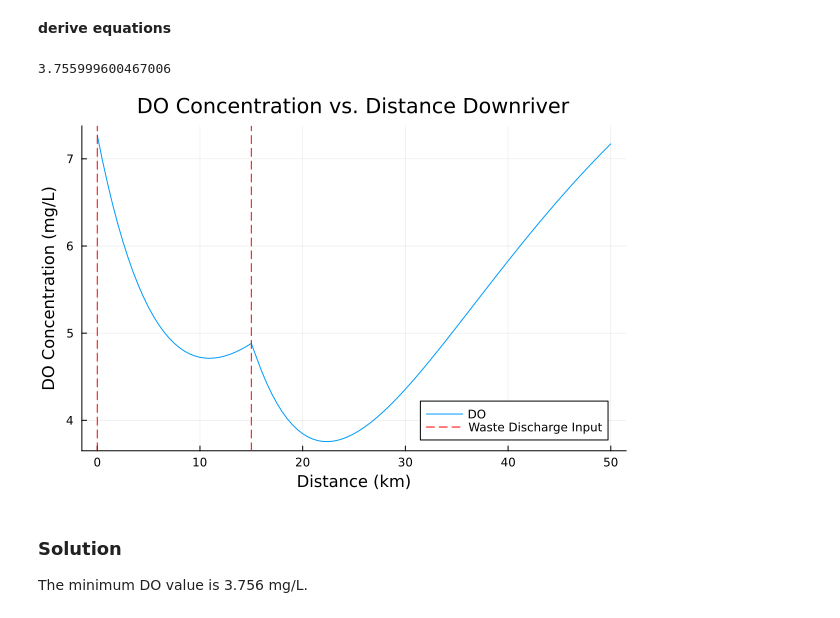
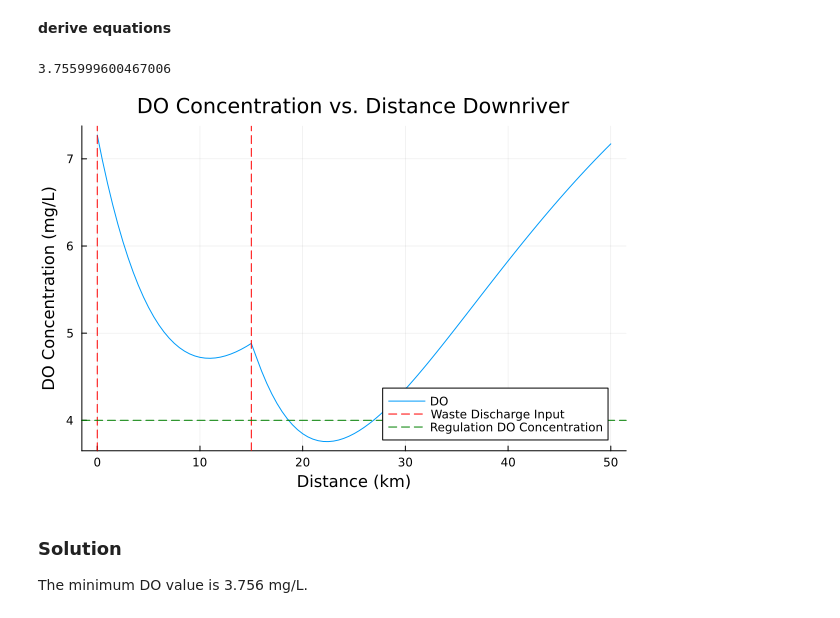
Before and after one commit to BEE4750-FA24/hw3-last-three-braincells, a Jupyter notebook: hw03.ipynb, the cells around one changed output. Saved outputs shown, nothing was run; the diff lists cells and outputs as text; code cells hidden in the pictures.

```diff
--- a/hw03.ipynb
+++ b/hw03.ipynb
@@ -144,34 +144,35 @@ N0 = 5 #mg/L
 Q0 = 100000 #m^3/day
 
 C1= 5 #mg/L
 B1 = 50 #mg/L
 N1 = 35 #mg/L
 Q1 = 10000 #m^3/day
 
 C2= 5 #mg/L
 B2 = 45 #mg/L
 N2 = 35 #mg/L
 Q2 = 15000 #m^3/day
 
 Cs = 10 #mg/L
 U = 6 #km/day
 
 dist_bet = 15
 d = 50
 
 DO_output, x_values = DO_w_discharge(ka, kc, kn, C0, B0, N0, Q0, C1, B1, N1, Q1, C2, B2, N2, Q2, Cs, U, d, dist_bet)
 
 # Determine minimum of DO concentration
 min_DO = minimum(DO_output)
 display(min_DO)
 
 plot(x_values, DO_output, xlabel = "Distance (km)", ylabel = "DO Concentration (mg/L)", title = "DO Concentration vs. Distance Downriver", label = "DO")
 # Add a vertical lines at waste discharge points
 vline!([dist_bet], linestyle=:dash, color=:red, label="Waste Discharge Input")
 vline!([0], linestyle=:dash, color=:red, label= false)
+hline!([4], linestyle=:dash, color=:green, label= "Regulation DO Concentration")
 # %% [output]
 3.755999600467006
-[figure, old version]
+[figure, new version]
 # %% [markdown]
 ### Solution
 
```
